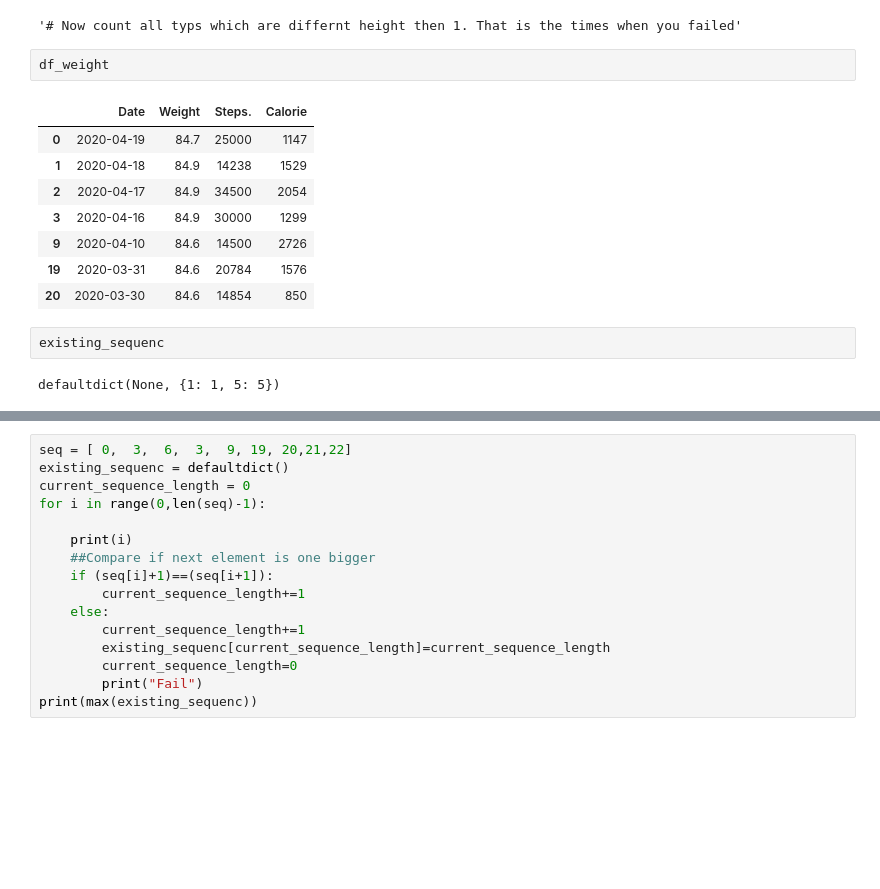
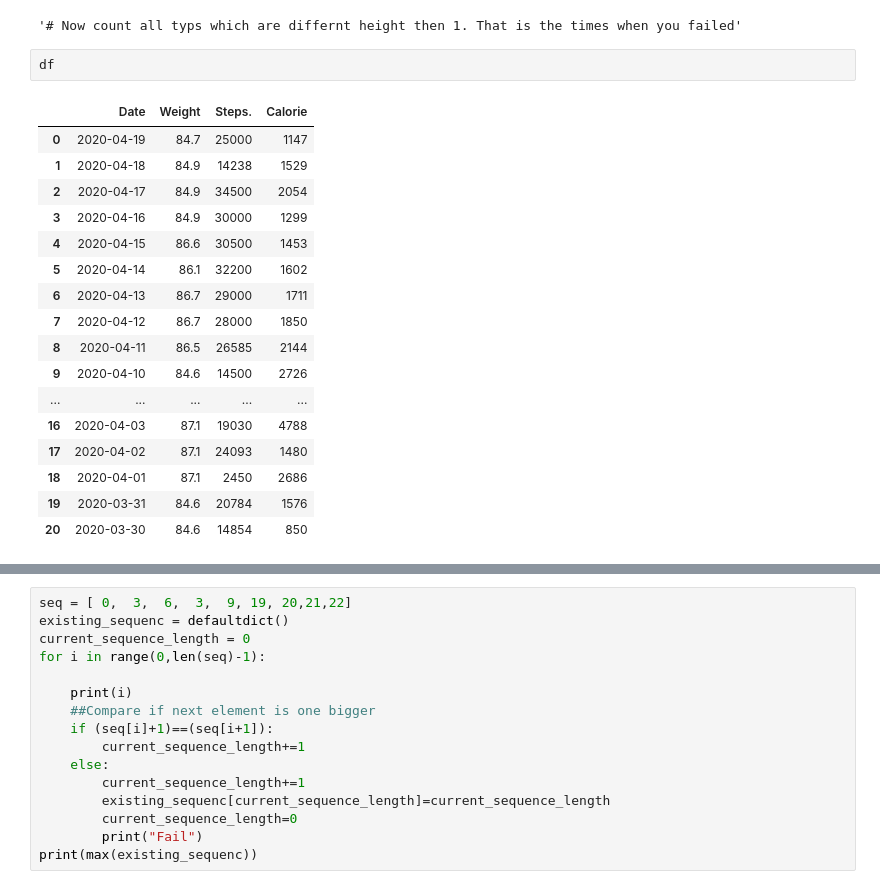
Before and after one commit to gwillig/foodwatch, a Jupyter notebook: analysis/Untitled.ipynb, the cells around one changed output, grey strips where cells are left out. Cells and saved outputs as stored; diff of their text form; blank space fills up the shorter version.

```diff
--- a/analysis/Untitled.ipynb
+++ b/analysis/Untitled.ipynb
@@ -387,18 +387,23 @@ df_weight_sorted.groupby(["day_diff"]).count()
 '# Now count all typs which are differnt height then 1. That is the times when you failed'
 # %% [output]
 '# Now count all typs which are differnt height then 1. That is the times when you failed'
-# %%
-df_weight
-# %% [output]
-|  | Date | Weight | Steps. | Calorie |
-| 0 | 2020-04-19 | 84.7 | 25000 | 1147 |
-| 1 | 2020-04-18 | 84.9 | 14238 | 1529 |
-| 2 | 2020-04-17 | 84.9 | 34500 | 2054 |
-| 3 | 2020-04-16 | 84.9 | 30000 | 1299 |
-| 9 | 2020-04-10 | 84.6 | 14500 | 2726 |
-| 19 | 2020-03-31 | 84.6 | 20784 | 1576 |
-| 20 | 2020-03-30 | 84.6 | 14854 | 850 |
-# %%
-existing_sequenc
-# %% [output]
-defaultdict(None, {1: 1, 5: 5})
+# %%
+df
+# %% [output]
+|  | Date | Weight | Steps. | Calorie |
+| 0 | 2020-04-19 | 84.7 | 25000 | 1147 |
+| 1 | 2020-04-18 | 84.9 | 14238 | 1529 |
+| 2 | 2020-04-17 | 84.9 | 34500 | 2054 |
+| 3 | 2020-04-16 | 84.9 | 30000 | 1299 |
+| 4 | 2020-04-15 | 86.6 | 30500 | 1453 |
+| 5 | 2020-04-14 | 86.1 | 32200 | 1602 |
+| 6 | 2020-04-13 | 86.7 | 29000 | 1711 |
+| 7 | 2020-04-12 | 86.7 | 28000 | 1850 |
+| 8 | 2020-04-11 | 86.5 | 26585 | 2144 |
+| 9 | 2020-04-10 | 84.6 | 14500 | 2726 |
+| ... | ... | ... | ... | ... |
+| 16 | 2020-04-03 | 87.1 | 19030 | 4788 |
+| 17 | 2020-04-02 | 87.1 | 24093 | 1480 |
+| 18 | 2020-04-01 | 87.1 | 2450 | 2686 |
+| 19 | 2020-03-31 | 84.6 | 20784 | 1576 |
+| 20 | 2020-03-30 | 84.6 | 14854 | 850 |
```
Also changed, not shown: parts of 2 cells of this notebook, 6 other files.
